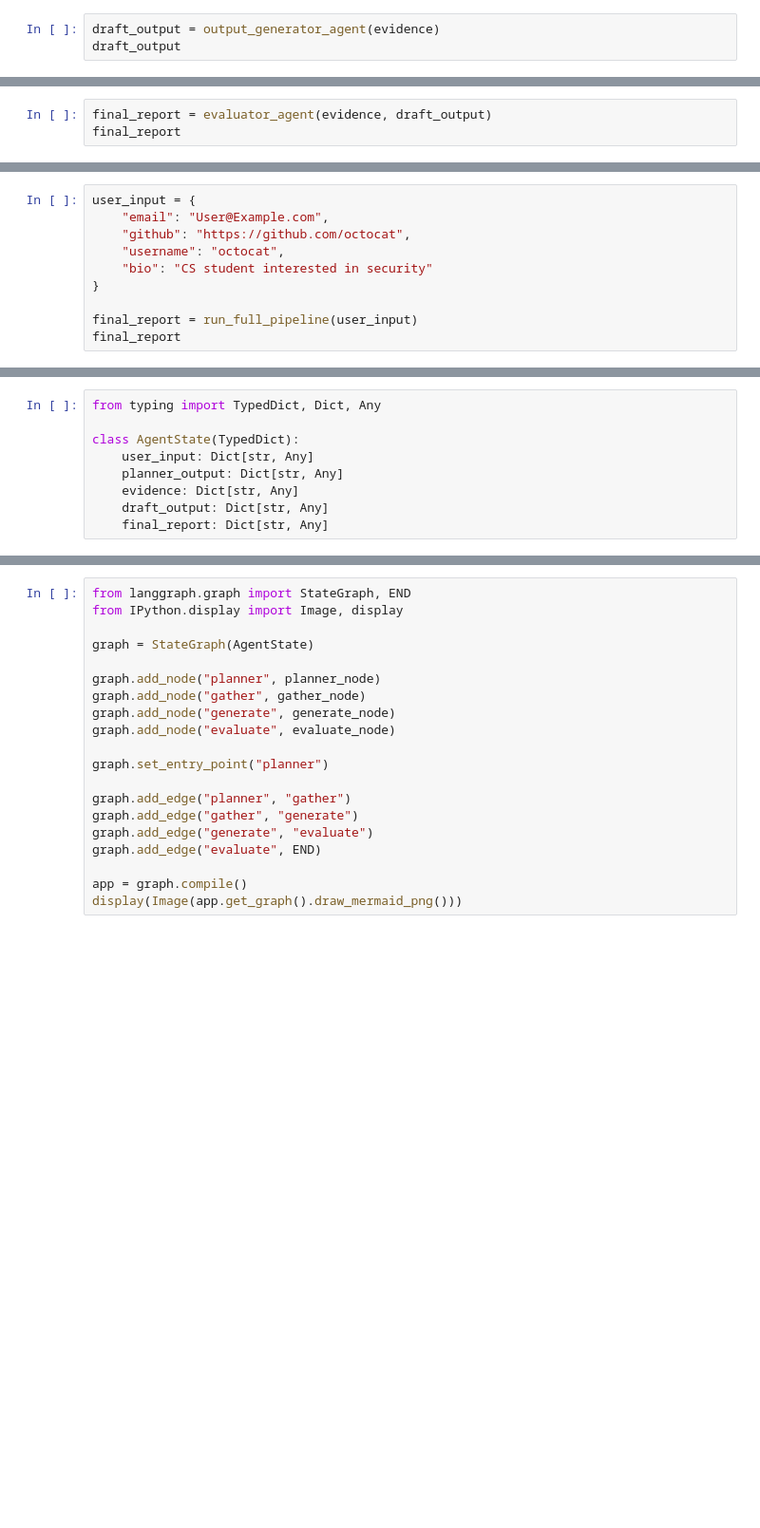
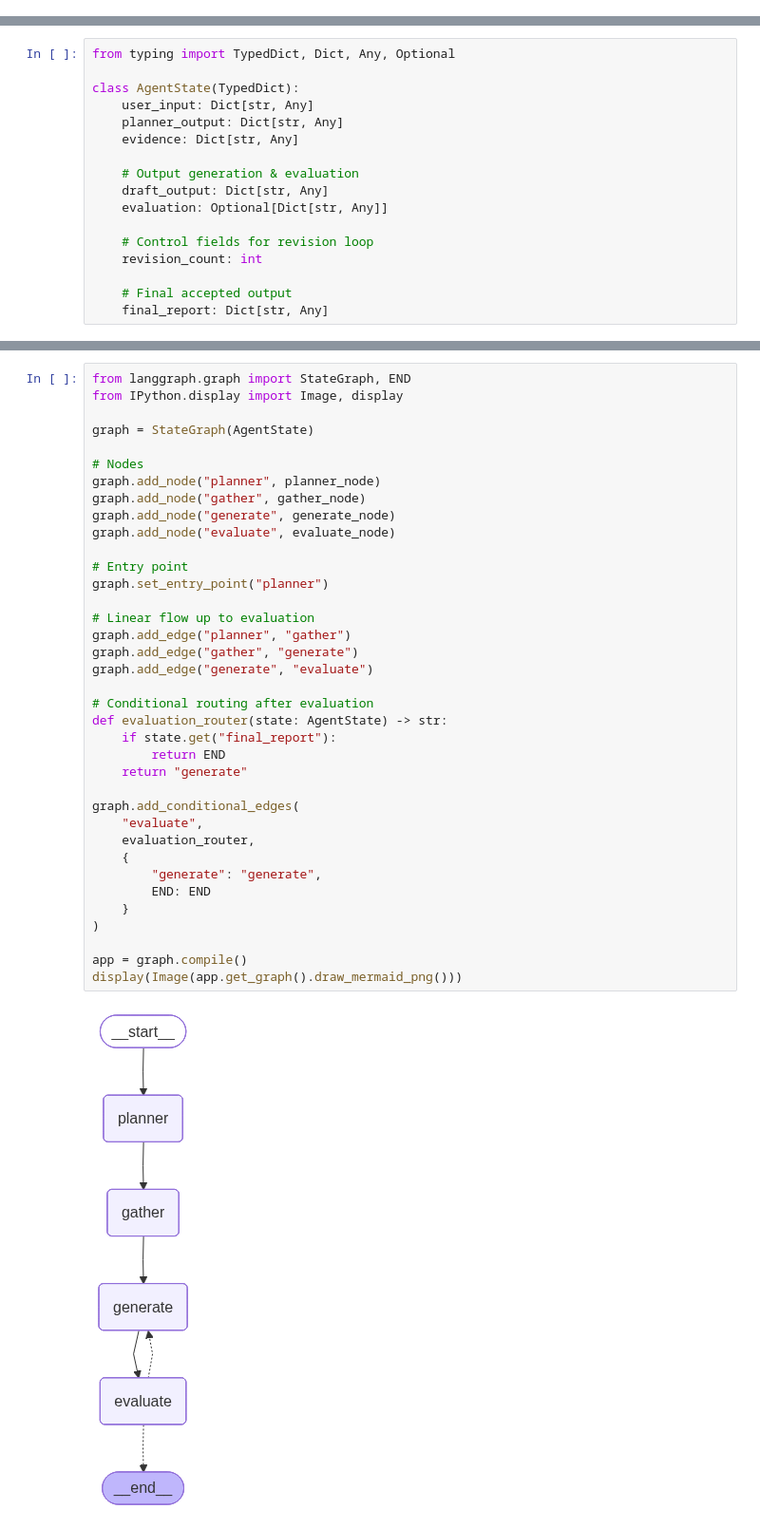
Before and after one commit to aryannaithani/digitial-footprint-risk-analysis, a Jupyter notebook: agebtathon.ipynb, the cells around one changed output, grey strips where cells are left out. Shown at 95% size. Saved outputs shown, nothing was run; the diff lists cells and outputs as text; blank space fills up the shorter version.

```diff
--- a/agebtathon.ipynb
+++ b/agebtathon.ipynb
@@ -343,6 +357,3 @@ Return JSON in EXACTLY this format:
         }
 
     return parsed
-# %%
-draft_output = output_generator_agent(evidence)
-draft_output
@@ -420,6 +443,3 @@ Return JSON in EXACTLY this format:
         }
 
     return parsed
-# %%
-final_report = evaluator_agent(evidence, draft_output)
-final_report
@@ -433,10 +445,0 @@ def run_full_pipeline(user_input: dict) -> dict:
-# %%
-user_input = {
-    "email": "User@Example.com",
-    "github": "https://github.com/octocat",
-    "username": "octocat",
-    "bio": "CS student interested in security"
-}
-
-final_report = run_full_pipeline(user_input)
-final_report
@@ -443,9 +448,17 @@ final_report
 # %%
-from typing import TypedDict, Dict, Any
+from typing import TypedDict, Dict, Any, Optional
 
 class AgentState(TypedDict):
     user_input: Dict[str, Any]
     planner_output: Dict[str, Any]
     evidence: Dict[str, Any]
+
+    # Output generation & evaluation
     draft_output: Dict[str, Any]
+    evaluation: Optional[Dict[str, Any]]
+
+    # Control fields for revision loop
+    revision_count: int
+
+    # Final accepted output
     final_report: Dict[str, Any]
@@ -470,20 +523,39 @@ def evaluate_node(state: AgentState) -> AgentState:
 # %%
 from langgraph.graph import StateGraph, END
 from IPython.display import Image, display
 
 graph = StateGraph(AgentState)
 
+# Nodes
 graph.add_node("planner", planner_node)
 graph.add_node("gather", gather_node)
 graph.add_node("generate", generate_node)
 graph.add_node("evaluate", evaluate_node)
 
+# Entry point
 graph.set_entry_point("planner")
 
+# Linear flow up to evaluation
 graph.add_edge("planner", "gather")
 graph.add_edge("gather", "generate")
 graph.add_edge("generate", "evaluate")
-graph.add_edge("evaluate", END)
+
+# Conditional routing after evaluation
+def evaluation_router(state: AgentState) -> str:
+    if state.get("final_report"):
+        return END
+    return "generate"
+
+graph.add_conditional_edges(
+    "evaluate",
+    evaluation_router,
+    {
+        "generate": "generate",
+        END: END
+    }
+)
 
 app = graph.compile()
 display(Image(app.get_graph().draw_mermaid_png()))
+# %% [output]
+[figure, added]
```
Also changed, not shown: parts of 16 cells of this notebook.
